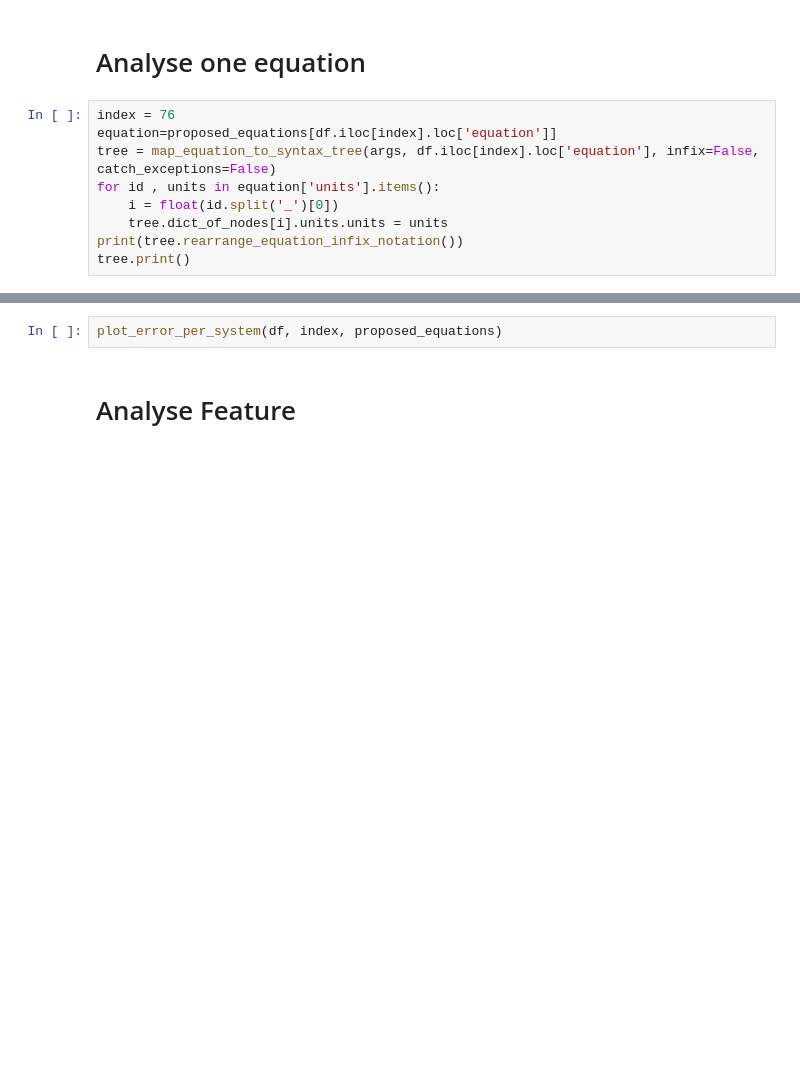
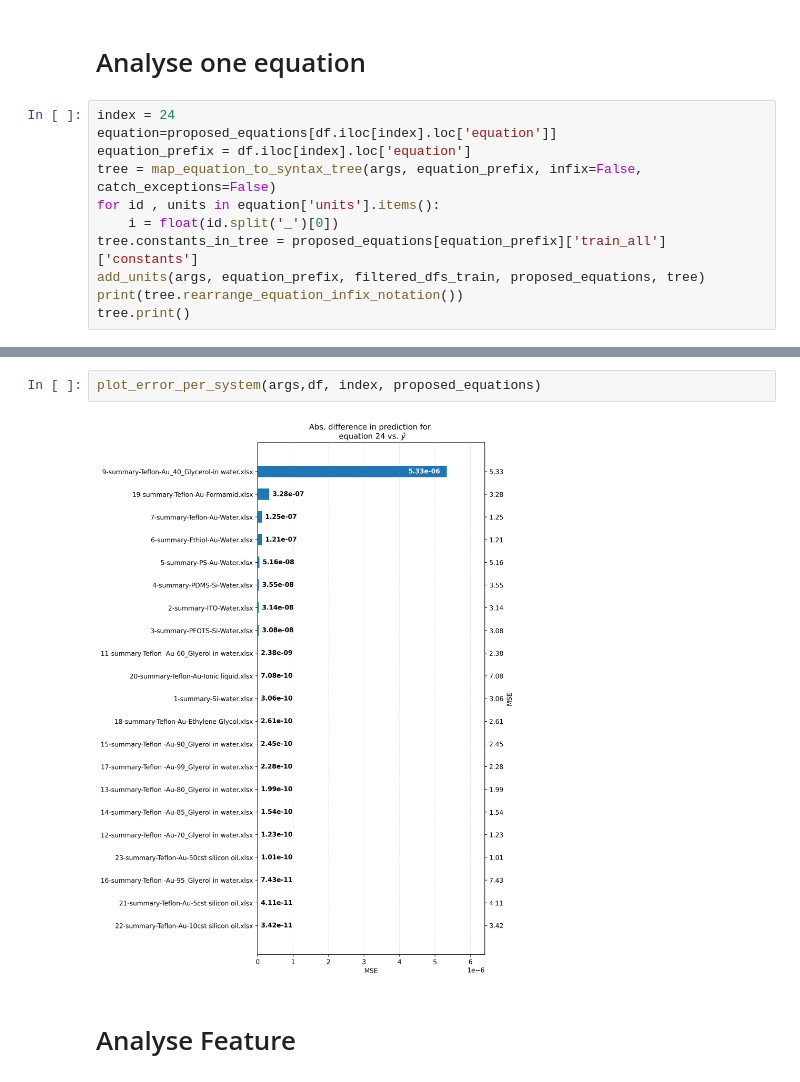
Before and after one commit to BayremAg/EquationDiscoveryDropFriction, a Jupyter notebook: src/analyse_equations/analyse_equations.ipynb, the cells around one changed output, grey strips where cells are left out. Cells and saved outputs as stored; diff of their text form; blank space fills up the shorter version.

Commit message:
unit propagation bug fix

```diff
--- a/src/analyse_equations/analyse_equations.ipynb
+++ b/src/analyse_equations/analyse_equations.ipynb
@@ -73,11 +115,13 @@ df
 # %% [markdown]
 # Analyse one equation
 # %%
-index = 76
+index = 24
 equation=proposed_equations[df.iloc[index].loc['equation']]
-tree = map_equation_to_syntax_tree(args, df.iloc[index].loc['equation'], infix=False, catch_exceptions=False)
+equation_prefix = df.iloc[index].loc['equation']
+tree = map_equation_to_syntax_tree(args, equation_prefix, infix=False, catch_exceptions=False)
 for id , units in equation['units'].items():
     i = float(id.split('_')[0])
-    tree.dict_of_nodes[i].units.units = units
+tree.constants_in_tree = proposed_equations[equation_prefix]['train_all']['constants']
+add_units(args, equation_prefix, filtered_dfs_train, proposed_equations, tree)
 print(tree.rearrange_equation_infix_notation())
 tree.print()
@@ -84,5 +137,7 @@ tree.print()
 # %%
-plot_error_per_system(df, index, proposed_equations)
+plot_error_per_system(args,df, index, proposed_equations)
+# %% [output]
+[figure, added]
 # %% [markdown]
 # Analyse Feature
 # %%
```
Also changed, not shown: parts of 9 cells of this notebook, 3 other files.
